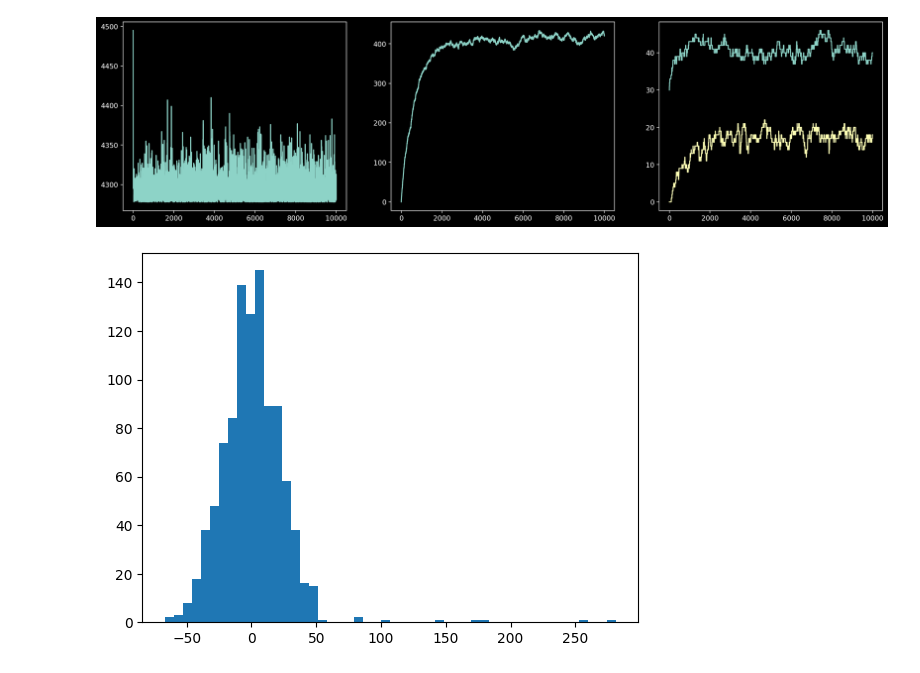
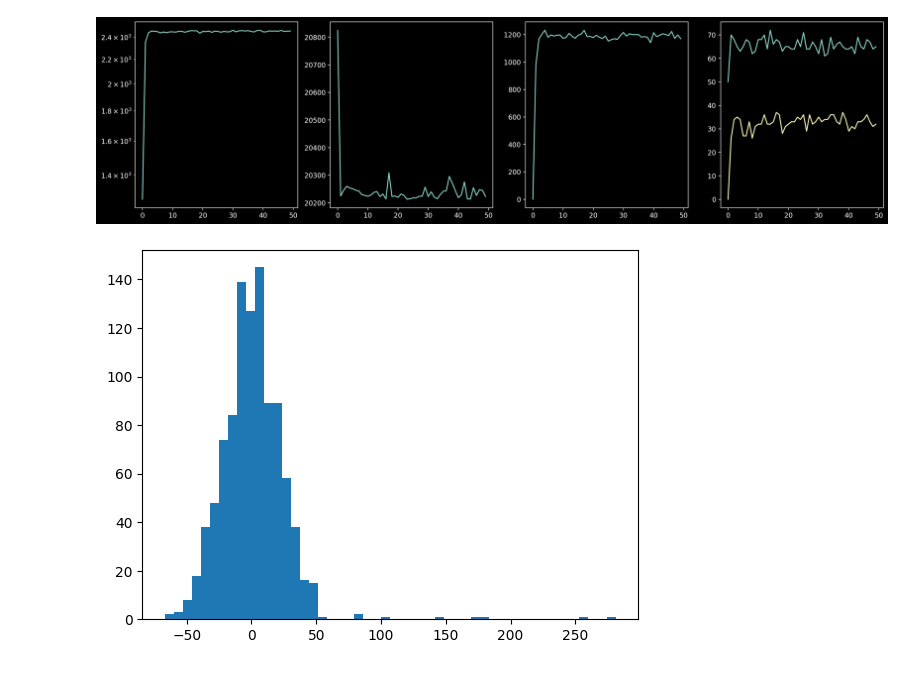
Before and after one commit to vilasopher/jupyter-notebooks, a Jupyter notebook: python/triangles/tracking.ipynb, the cells around one changed output. Saved outputs shown, nothing was run; the diff lists cells and outputs as text; code cells hidden in the pictures.

```diff
--- a/python/triangles/tracking.ipynb
+++ b/python/triangles/tracking.ipynb
@@ -5,14 +5,14 @@ import matplotlib.pyplot as plt
 from tqdm import tqdm
 import numpy as np
 # %%
-n = 60
+n = 100
 p = 0.3
 r = 0.5
 
 nchoose3 = n*(n-1)*(n-2)/6
 
-num_steps = 50000
-num_snapshots = 10000
+num_steps = 1000000
+num_snapshots = 50
 steps_per_snapshot = num_steps // num_snapshots
 
 m = int(n * r)
@@ -26,11 +26,15 @@ G.add_nodes_from(range(m,n))
 tcount = m*(m-1)*(m-2)/6
 cutsize = len([(u,v) for (u,v) in G.edges() if u <= n//2 and v > n//2])
 
+ecounts = []
 tcounts = []
 cutsizes = []
 graphs = []
 maxdegs = []
 mindegs = []
+
+def num_fourcycles(G):
+    pass
 
 for i in tqdm(range(num_steps)):
     u = ra.randint(n)
@@ -56,6 +60,7 @@ for i in tqdm(range(num_steps)):
 
 
     if i % steps_per_snapshot == 0:
+        ecounts.append(len(list(G.edges())))
         tcounts.append(tcount)
         cutsizes.append(cutsize)
         graphs.append(G.copy())
@@ -63,13 +68,14 @@ for i in tqdm(range(num_steps)):
         maxdegs.append(max(ds))
         mindegs.append(min(ds))
 # %%
-fig, ax = plt.subplots(1,3, figsize=(20,5))
-_=ax[0].plot(tcounts)
-_=ax[1].plot(cutsizes)
-_=ax[2].plot(maxdegs)
-_=ax[2].plot(mindegs)
+fig, ax = plt.subplots(1,4, figsize=(20,5))
+_=ax[0].semilogy(ecounts)
+_=ax[1].plot(tcounts)
+_=ax[2].plot(cutsizes)
+_=ax[3].plot(maxdegs)
+_=ax[3].plot(mindegs)
 # %% [output]
-[figure, old version]
+[figure, new version]
 # %%
 def overlap(G,H):
     o = 0
```
Also changed, not shown: parts of 1 cell of this notebook, 1 other file.
